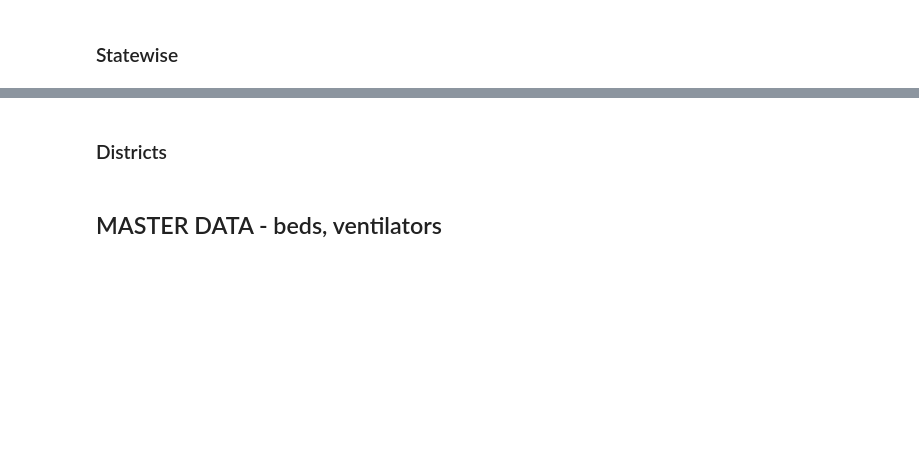
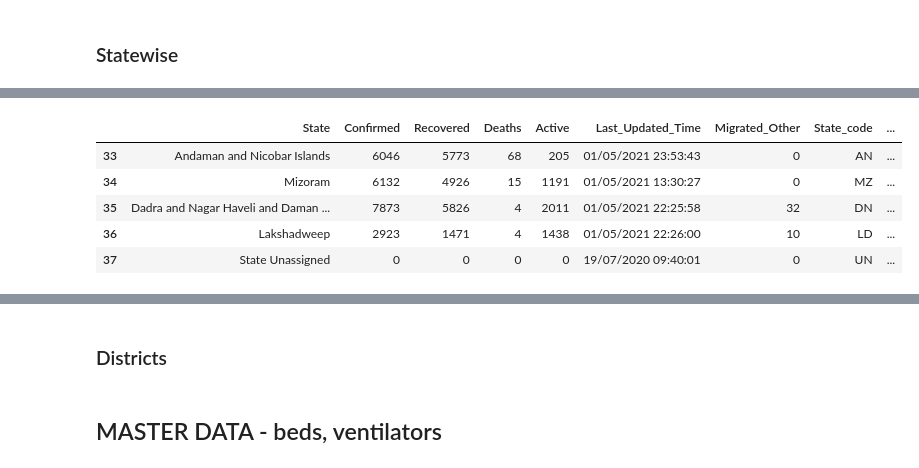
Before and after one commit to eeshsingh123/Covid19_Analysis, a Jupyter notebook: concepts/new_data_source_try/data_collection_and_cleaning.ipynb, the cells around one changed output, grey strips where cells are left out. Drawn from its saved outputs; the diff is of its cells as text; code cells hidden in the pictures; blank space fills up the shorter version.

```diff
--- a/concepts/new_data_source_try/data_collection_and_cleaning.ipynb
+++ b/concepts/new_data_source_try/data_collection_and_cleaning.ipynb
@@ -38,3 +114,12 @@ st_df = pd.read_csv("https://api.covid19india.org/csv/latest/states.csv")
+# %%
+state_df.tail()
+# %% [output]
+|  | State | Confirmed | Recovered | Deaths | Active | Last_Updated_Time | Migrated_Other | State_code | ... |
+| 33 | Andaman and Nicobar Islands | 6046 | 5773 | 68 | 205 | 01/05/2021 23:53:43 | 0 | AN | ... |
+| 34 | Mizoram | 6132 | 4926 | 15 | 1191 | 01/05/2021 13:30:27 | 0 | MZ | ... |
+| 35 | Dadra and Nagar Haveli and Daman ... | 7873 | 5826 | 4 | 2011 | 01/05/2021 22:25:58 | 32 | DN | ... |
+| 36 | Lakshadweep | 2923 | 1471 | 4 | 1438 | 01/05/2021 22:26:00 | 10 | LD | ... |
+| 37 | State Unassigned | 0 | 0 | 0 | 0 | 19/07/2020 09:40:01 | 0 | UN | ... |
 # %%
 state_df.drop('State_Notes', axis=1, inplace=True)
 # %%
```
Also changed, not shown: parts of 27 cells of this notebook, 8 other files.
